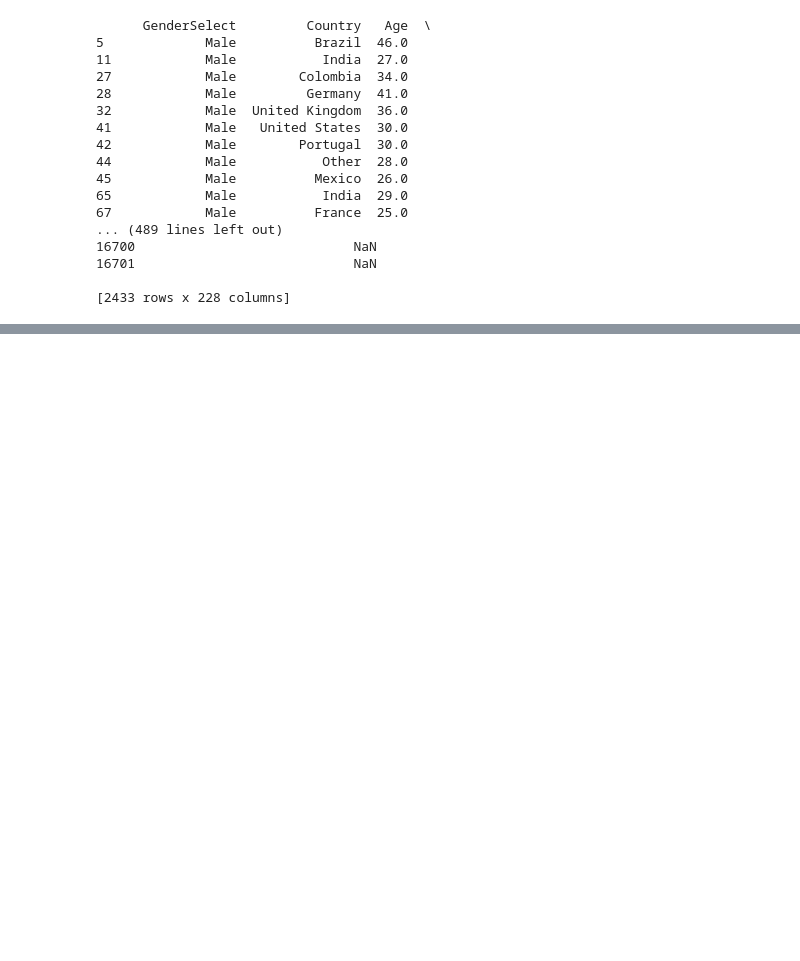
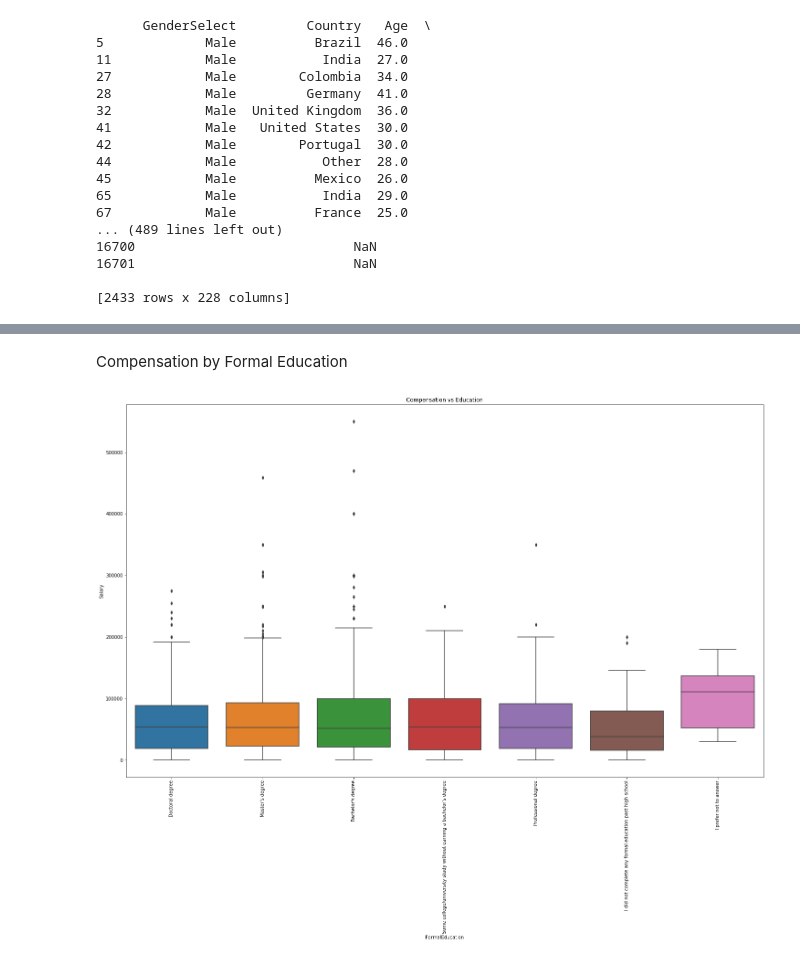
Before and after one commit to ArshadKhurshid/DataScience-Survey, a Jupyter notebook: ML_Kaggle_DS_Survey.ipynb, the cells around one changed output, grey strips where cells are left out. Saved outputs shown, nothing was run; the diff lists cells and outputs as text; code cells hidden in the pictures; blank space fills up the shorter version.

```diff
--- a/ML_Kaggle_DS_Survey.ipynb
+++ b/ML_Kaggle_DS_Survey.ipynb
@@ -711,0 +737,12 @@ scientist['CurrentJobTitleSelect'].shape[0]
+# %% [markdown]
+Compensation by Formal Education
+# %%
+plt.subplots(figsize=(25,15))
+comp_edu=scientist.merge(salary, left_index=True, right_index=True, how='left')
+comp_edu=comp_edu[['FormalEducation','Salary']]
+sns.boxplot(x='FormalEducation',y='Salary',data=comp_edu)
+plt.title('Compensation vs Education')
+plt.xticks(rotation=90)
+plt.show()
+# %% [output]
+[figure, added]
```
Also changed, not shown: parts of 9 cells of this notebook.
